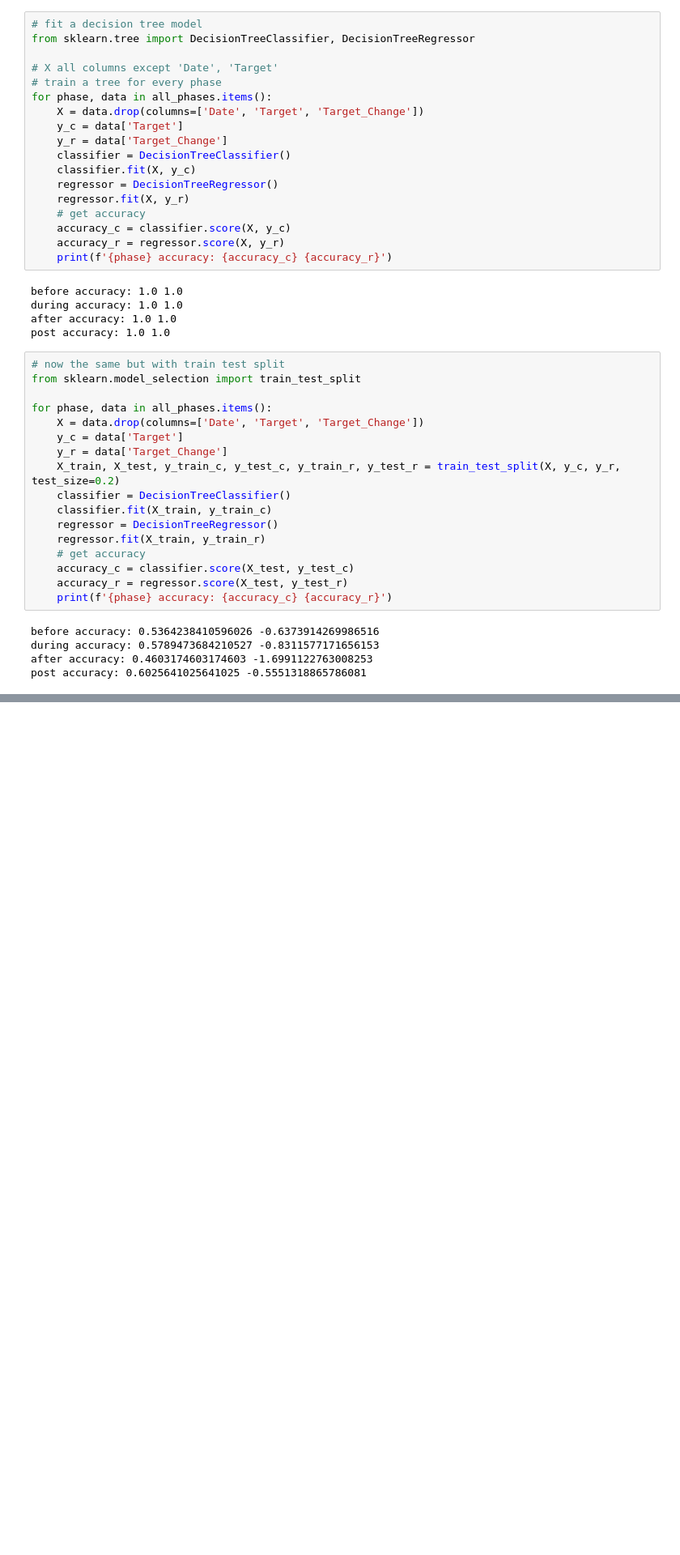
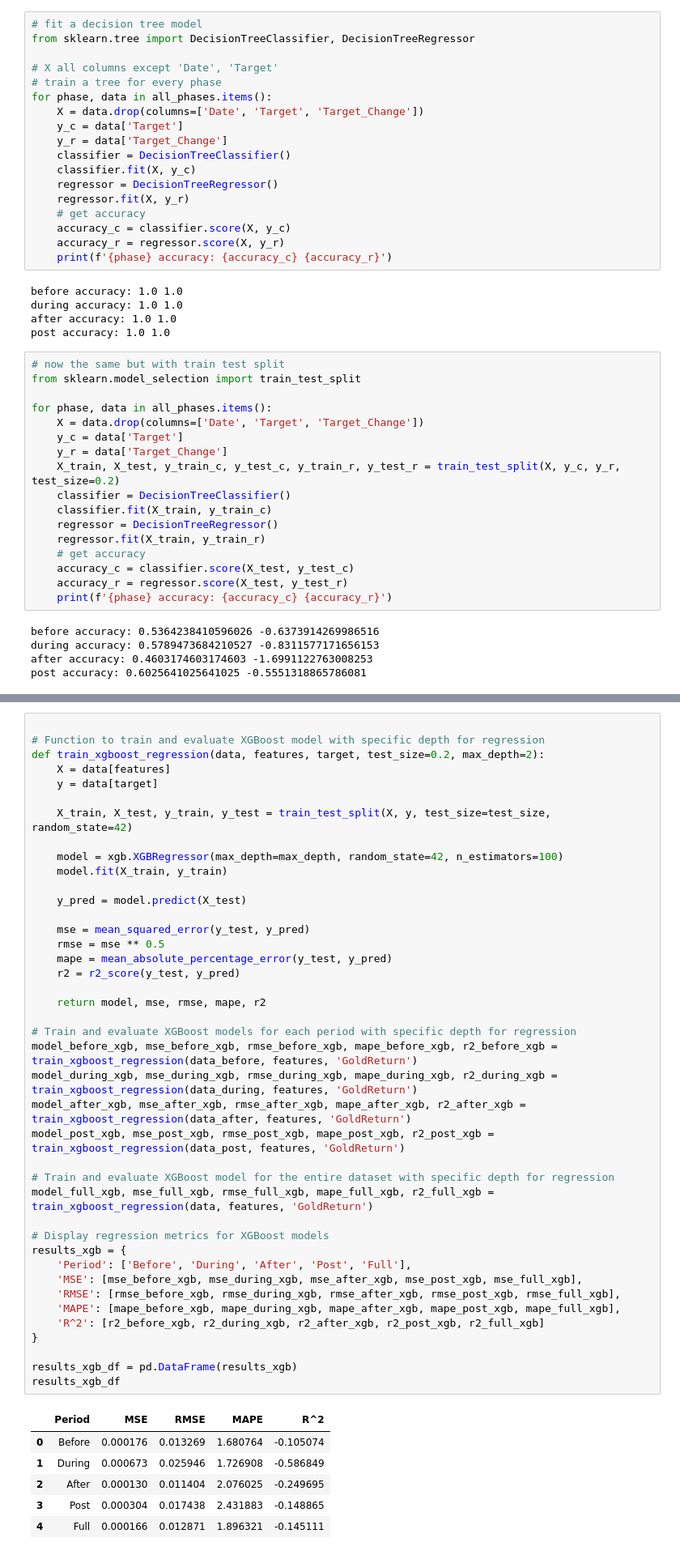
Before and after one commit to FabianBB/gold, a Jupyter notebook: create_features.ipynb, the cells around one changed output, grey strips where cells are left out. Shown: that part at 81% size. Cells and saved outputs as stored; diff of their text form; blank space fills up the shorter version.

```diff
--- a/create_features.ipynb
+++ b/create_features.ipynb
@@ -151,0 +201,48 @@ post accuracy: 0.6025641025641025 -0.5551318865786081
+# %%
+
+# Function to train and evaluate XGBoost model with specific depth for regression
+def train_xgboost_regression(data, features, target, test_size=0.2, max_depth=2):
+    X = data[features]
+    y = data[target]
+
+    X_train, X_test, y_train, y_test = train_test_split(X, y, test_size=test_size, random_state=42)
+
+    model = xgb.XGBRegressor(max_depth=max_depth, random_state=42, n_estimators=100)
+    model.fit(X_train, y_train)
+
+    y_pred = model.predict(X_test)
+
+    mse = mean_squared_error(y_test, y_pred)
+    rmse = mse ** 0.5
+    mape = mean_absolute_percentage_error(y_test, y_pred)
+    r2 = r2_score(y_test, y_pred)
+
+    return model, mse, rmse, mape, r2
+
+# Train and evaluate XGBoost models for each period with specific depth for regression
+model_before_xgb, mse_before_xgb, rmse_before_xgb, mape_before_xgb, r2_before_xgb = train_xgboost_regression(data_before, features, 'GoldReturn')
+model_during_xgb, mse_during_xgb, rmse_during_xgb, mape_during_xgb, r2_during_xgb = train_xgboost_regression(data_during, features, 'GoldReturn')
+model_after_xgb, mse_after_xgb, rmse_after_xgb, mape_after_xgb, r2_after_xgb = train_xgboost_regression(data_after, features, 'GoldReturn')
+model_post_xgb, mse_post_xgb, rmse_post_xgb, mape_post_xgb, r2_post_xgb = train_xgboost_regression(data_post, features, 'GoldReturn')
+
+# Train and evaluate XGBoost model for the entire dataset with specific depth for regression
+model_full_xgb, mse_full_xgb, rmse_full_xgb, mape_full_xgb, r2_full_xgb = train_xgboost_regression(data, features, 'GoldReturn')
+
+# Display regression metrics for XGBoost models
+results_xgb = {
+    'Period': ['Before', 'During', 'After', 'Post', 'Full'],
+    'MSE': [mse_before_xgb, mse_during_xgb, mse_after_xgb, mse_post_xgb, mse_full_xgb],
+    'RMSE': [rmse_before_xgb, rmse_during_xgb, rmse_after_xgb, rmse_post_xgb, rmse_full_xgb],
+    'MAPE': [mape_before_xgb, mape_during_xgb, mape_after_xgb, mape_post_xgb, mape_full_xgb],
+    'R^2': [r2_before_xgb, r2_during_xgb, r2_after_xgb, r2_post_xgb, r2_full_xgb]
+}
+
+results_xgb_df = pd.DataFrame(results_xgb)
+results_xgb_df
+# %% [output]
+|  | Period | MSE | RMSE | MAPE | R^2 |
+| 0 | Before | 0.000176 | 0.013269 | 1.680764 | -0.105074 |
+| 1 | During | 0.000673 | 0.025946 | 1.726908 | -0.586849 |
+| 2 | After | 0.000130 | 0.011404 | 2.076025 | -0.249695 |
+| 3 | Post | 0.000304 | 0.017438 | 2.431883 | -0.148865 |
+| 4 | Full | 0.000166 | 0.012871 | 1.896321 | -0.145111 |
```
Also changed, not shown: parts of 4 cells of this notebook, 7 other files.
